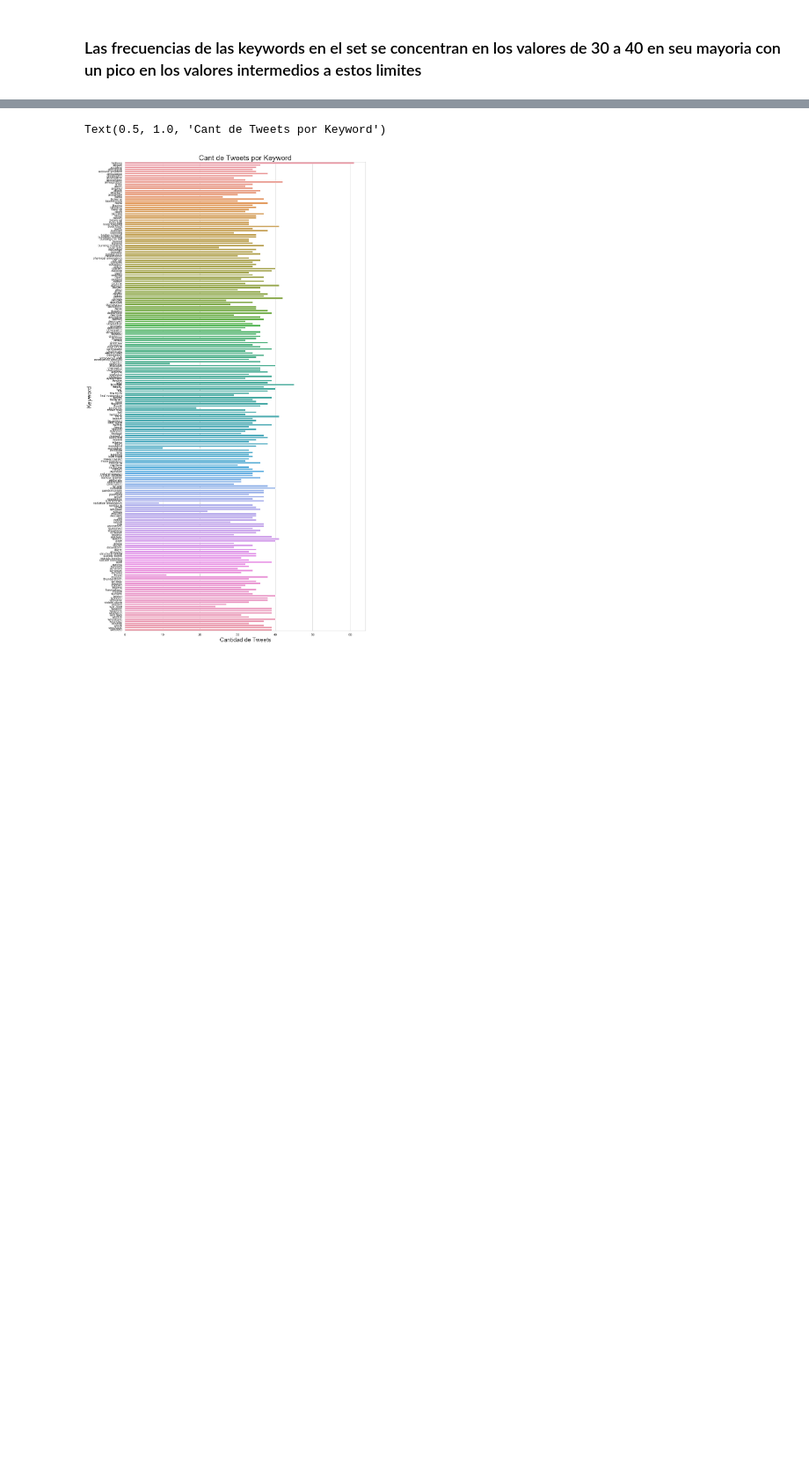
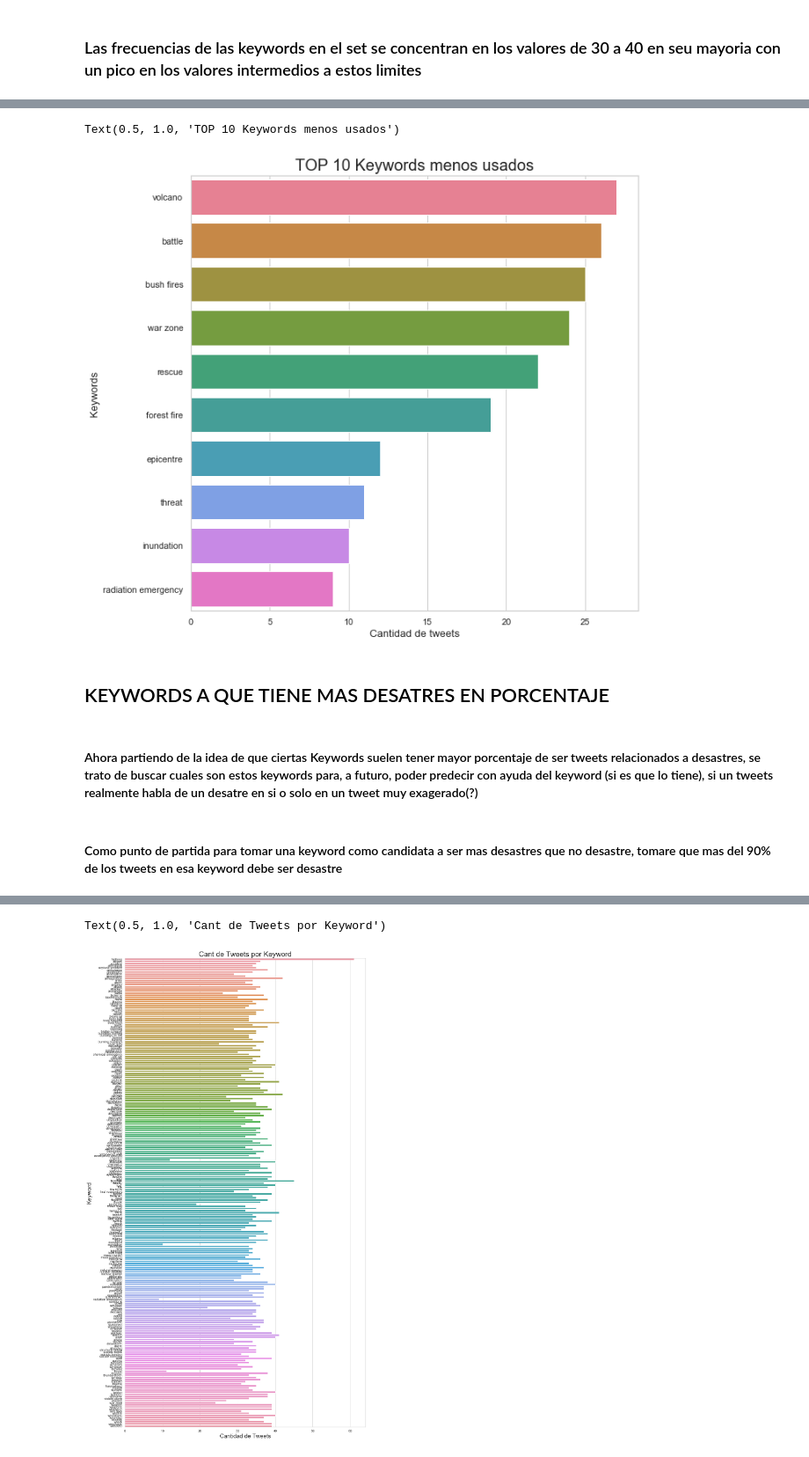
Before and after one commit to axelmpm/TP1_DATOS_1C_2020, a Jupyter notebook: Cristian/C_AnalisisKeywords.ipynb, the cells around one changed output, grey strips where cells are left out. Shown: that part at 88% size. Saved outputs shown, nothing was run; the diff lists cells and outputs as text; code cells hidden in the pictures; blank space fills up the shorter version.

```diff
--- a/Cristian/C_AnalisisKeywords.ipynb
+++ b/Cristian/C_AnalisisKeywords.ipynb
@@ -146,0 +142,15 @@ Text(0.5, 1.0, 'Distribucion de la Frecuencia de keywords en el set')
+# %%
+TOP_10_menos=C_keyword_sort_by_frec.tail(10)
+# %%
+plt.rcParams['figure.figsize'] = (10, 10)
+g = sns.barplot(x=TOP_10_menos["cantidad"] , y=TOP_10_menos["keyword"] , orient='h',palette='husl')
+g.set_xlabel("Cantidad de tweets", fontsize=13)
+g.set_ylabel("Keywords", fontsize=13,)
+g.set_title("TOP 10 Keywords menos usados", fontsize=20)
+# %% [output]
+Text(0.5, 1.0, 'TOP 10 Keywords menos usados')
+[figure, added]
+# %% [markdown]
+## KEYWORDS A QUE TIENE MAS DESATRES EN PORCENTAJE
+# %% [markdown]
+#### Ahora partiendo de la idea de que ciertas Keywords suelen tener mayor porcentaje de ser tweets relacionados a desastres, se trato de buscar cuales son estos keywords para, a futuro, poder predecir con ayuda del keyword (si es que lo tiene), si un tweets realmente habla de un desatre en si o solo en un tweet muy exagerado(?)
@@ -146,0 +159,2 @@ Text(0.5, 1.0, 'Distribucion de la Frecuencia de keywords en el set')
+# %% [markdown]
+#### Como punto de partida para tomar una keyword como candidata a ser mas desastres que no desastre, tomare que mas del 90% de los tweets en esa keyword debe ser desastre
```
Also changed, not shown: parts of 23 cells of this notebook.
